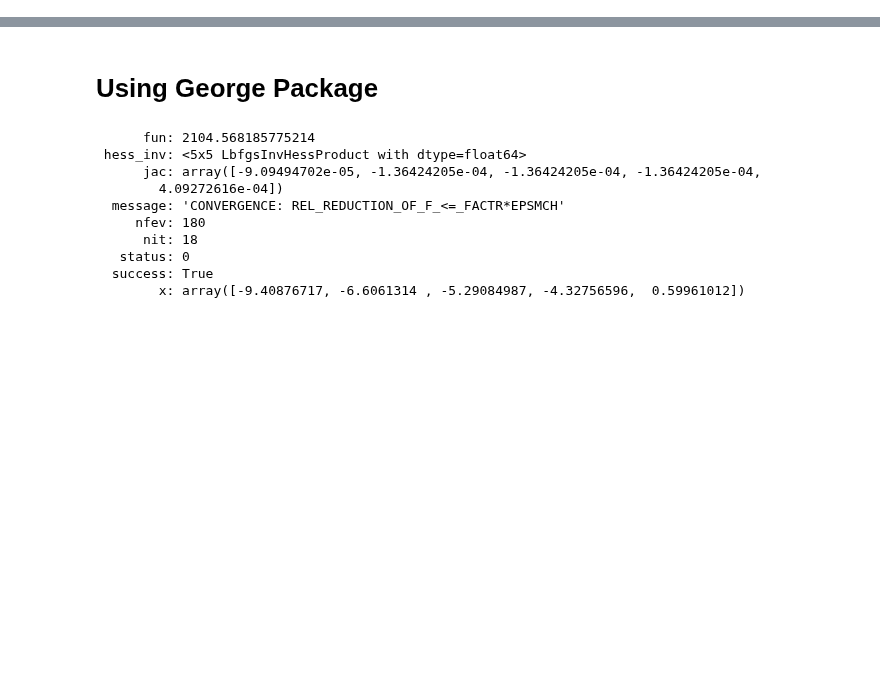
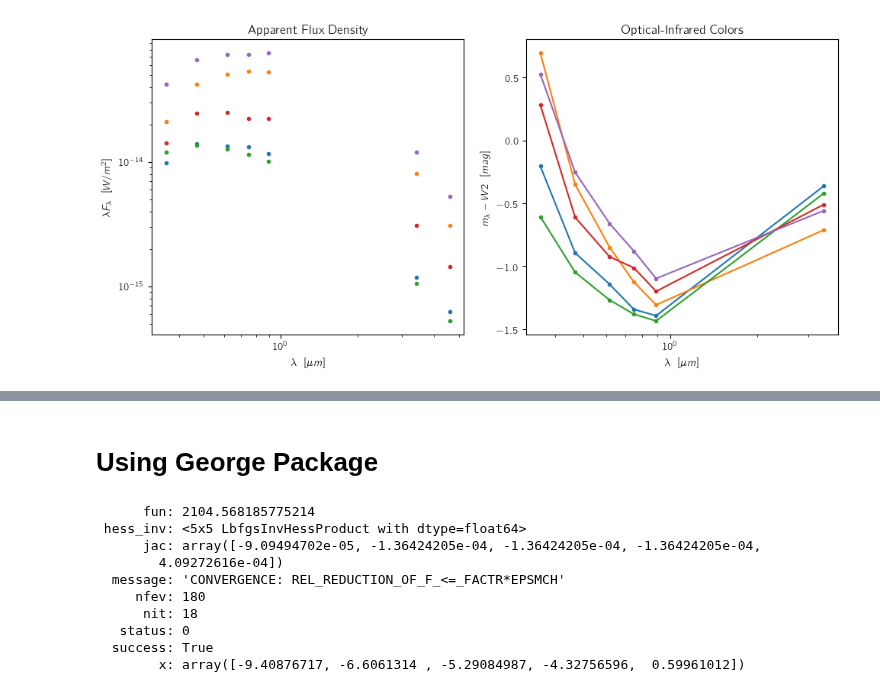
Before and after one commit to ekourkchi/reddening, a Jupyter notebook: griz2PC0.ipynb, the cells around one changed output, grey strips where cells are left out. Cells and saved outputs as stored; diff of their text form; code cells hidden in the pictures; blank space fills up the shorter version.

```diff
--- a/griz2PC0.ipynb
+++ b/griz2PC0.ipynb
@@ -168,0 +220,52 @@ c21w = m21-w2
+# %%
+### All magnitudes are in AB system
+### The AB system is defined such that every filter has a zero-point flux density of 3631 Jy
+### (1 Jy = 1 Jansky = 10-26 W Hz-1 m-2 = 10-23 erg s-1 Hz-1 cm-2).
+def mag2Flux(m):
+
+    F0 = 3631 # [Jy]
+    F = F0*(10**(-0.4*m))
+    return F
+################################
+C0 = 2.99792458     #  speed of light = C0*1.E8
+lambda_u = 0.3551  # https://classic.sdss.org/dr7/instruments/imager/index.html
+lambda_g = 0.4686  # micron
+lambda_r = 0.6165
+lambda_i = 0.7481
+lambda_z = 0.8931
+lambda_w1 = 3.4
+lambda_w2 = 4.6
+wavelengths = np.asarray([lambda_u, lambda_g, lambda_r, lambda_i, lambda_z, lambda_w1, lambda_w2])
+
+
+fig = py.figure(figsize=(10, 10), dpi=100)
+fig.subplots_adjust(wspace=0.2, hspace=0.2, top=0.95, bottom=0.10, left=0.08, right=0.98)
+gs = gridspec.GridSpec(2, 2, height_ratios=[1,1])
+p = 0
+
+
+
+ax = plt.subplot(gs[p]) ; p+=1
+for j in np.arange(0,5):
+
+    mags = np.asarray([u[j], g[j],r[j],i[j],z[j],w1[j],w2[j]])
+    nuF_nu = ((C0*1.0E-12)/wavelengths)*mag2Flux(mags)
+#     print wavelengths
+#     print nuF_nu
+    ax.plot(wavelengths, nuF_nu, '.')
+    ax.set_xscale('log')
+    ax.set_yscale('log')
+    ax.set_xlabel(r'$\lambda ~~ [\mu m]$')
+    ax.set_ylabel(r'$\lambda F_\lambda ~~ [W/m^2]$')
+    ax.set_title('Apparent Flux Density')
+
+ax = plt.subplot(gs[p]) ; p+=1
+X0 = wavelengths[:6]
+for j in np.arange(0,5):
+    ax.plot(X0, [u[j]-w2[j], g[j]-w2[j],r[j]-w2[j],i[j]-w2[j],z[j]-w2[j],w1[j]-w2[j]], '.-')
+    ax.set_xscale('log')
+    ax.set_xlabel(r'$\lambda ~~ [\mu m]$')
+    ax.set_ylabel(r'$m_\lambda-W2 ~~ [mag]$')
+    ax.set_title('Optical-Infrared Colors')
+# %% [output]
+[figure, added]
```
Also changed, not shown: parts of 15 cells of this notebook, 1 other file.
